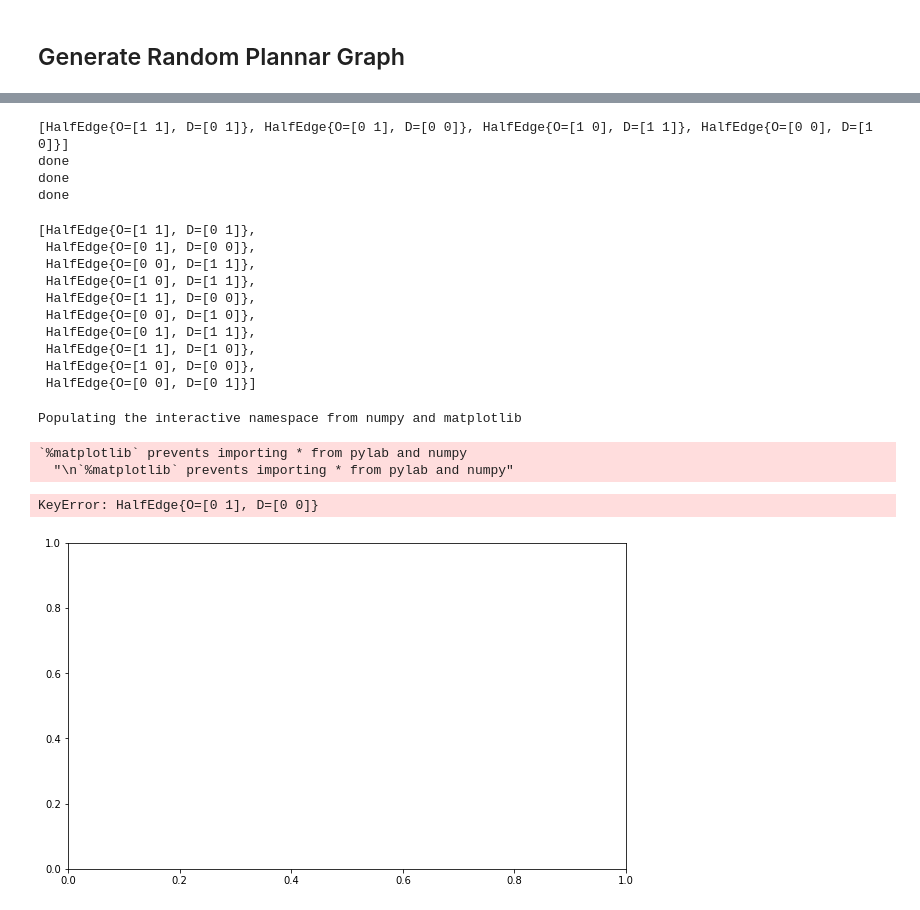
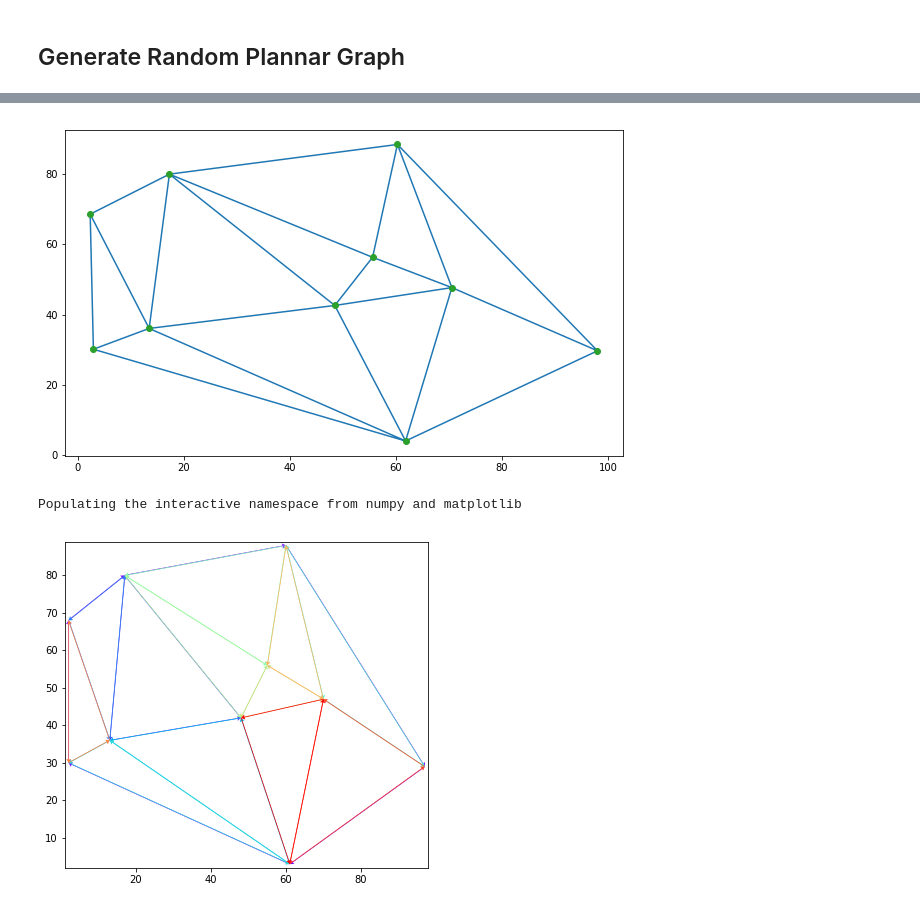
Before and after one commit to Anhtu07/Computational_Geometry, a Jupyter notebook: DCEL.ipynb, the cells around one changed output, grey strips where cells are left out. Saved outputs shown, nothing was run; the diff lists cells and outputs as text; code cells hidden in the pictures.

```diff
--- a/DCEL.ipynb
+++ b/DCEL.ipynb
@@ -188,7 +188,6 @@ class DCEL():
             starting_hf = without_twin_list[0] #take a arbitrary half edge
             end = starting_hf.next.origin
             origin = starting_hf.origin
-            print(starting_hf)
 
 
             starting_twin_hf = HalfEdge(end)
@@ -307,17 +306,3 @@ class DCEL():
 
     def construct_from_triangulation(self, triangulation):
         self.__construct_unbounded_face__(triangulation)
-
-points = np.random.rand(100, 2) * 10
-tri = Delaunay(points)
-
-plt.triplot(points[:,0], points[:,1], tri.simplices.copy())
-plt.plot(points[:,0], points[:,1], 'o')
-plt.show()
-
-la = DCEL()
-la.construct_from_triangulation(tri)
-
-%pylab inline
-pylab.rcParams['figure.figsize'] = (10, 6)
-la.plot_dcel()
@@ -332,7 +309,2 @@ LinAlgError: Singular matrix
 # %% [markdown]
 ## Generate Random Plannar Graph
-# %%
-import numpy as np
-points = np.array([[0, 0], [0, 1], [1, 0], [1, 1]])
-from scipy.spatial import Delaunay
-tri = Delaunay(points)
@@ -353,30 +311,16 @@ la = DCEL()
-# %%
-la.construct_from_triangulation(tri)
-# %% [output]
-[HalfEdge{O=[1 1], D=[0 1]}, HalfEdge{O=[0 1], D=[0 0]}, HalfEdge{O=[1 0], D=[1 1]}, HalfEdge{O=[0 0], D=[1 0]}]
-done
-done
-done
-# %%
-la.halfedges
-# %% [output]
-[HalfEdge{O=[1 1], D=[0 1]},
- HalfEdge{O=[0 1], D=[0 0]},
- HalfEdge{O=[0 0], D=[1 1]},
- HalfEdge{O=[1 0], D=[1 1]},
- HalfEdge{O=[1 1], D=[0 0]},
- HalfEdge{O=[0 0], D=[1 0]},
- HalfEdge{O=[0 1], D=[1 1]},
- HalfEdge{O=[1 1], D=[1 0]},
- HalfEdge{O=[1 0], D=[0 0]},
- HalfEdge{O=[0 0], D=[0 1]}]
-# %%
-%pylab inline
-pylab.rcParams['figure.figsize'] = (10, 6)
-la.plot_dcel()
-# %% [output]
-Populating the interactive namespace from numpy and matplotlib
-`%matplotlib` prevents importing * from pylab and numpy
-  "\n`%matplotlib` prevents importing * from pylab and numpy"
-KeyError: HalfEdge{O=[0 1], D=[0 0]}
-[figure, removed]
+# %%
+from scipy.spatial import Delaunay
+import matplotlib.pyplot as plt
+def dcel_triangulation(num_vertex):
+    points = np.random.rand(num_vertex, 2) * num_vertex * 3
+    tri = Delaunay(points)
+
+    la = DCEL()
+    la.construct_from_triangulation(tri)
+    return la
+# %%
+ten_vertex_graph_1 = dcel_triangulation(10)
+# %% [output]
+[figure, added]
+Populating the interactive namespace from numpy and matplotlib
+[figure, added]
```
Also changed, not shown: parts of 8 cells of this notebook, 11 other files.
